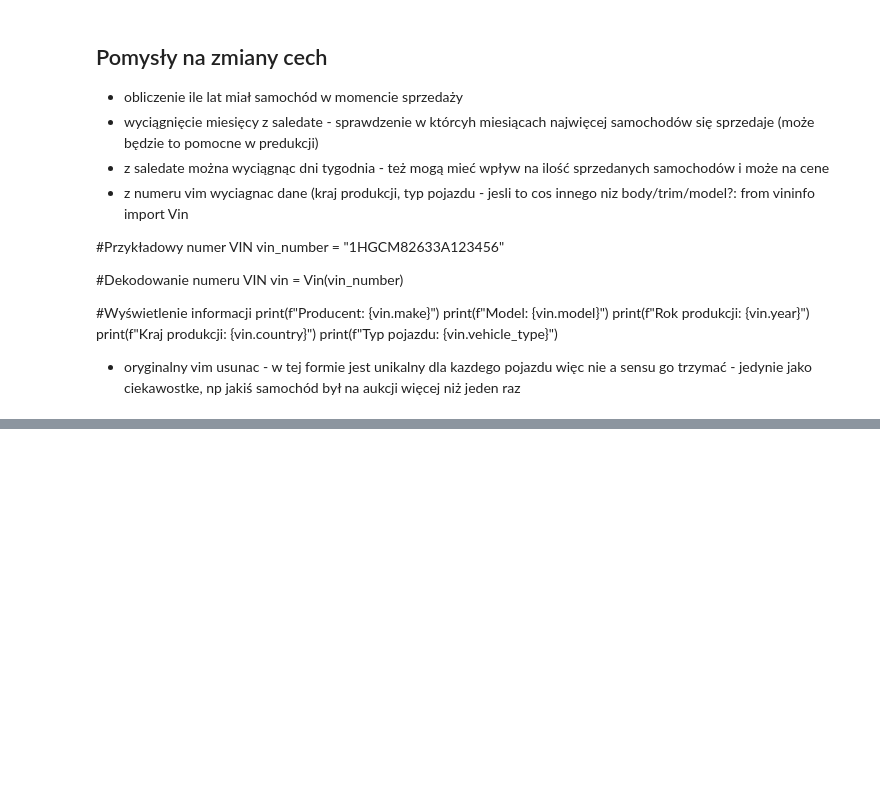
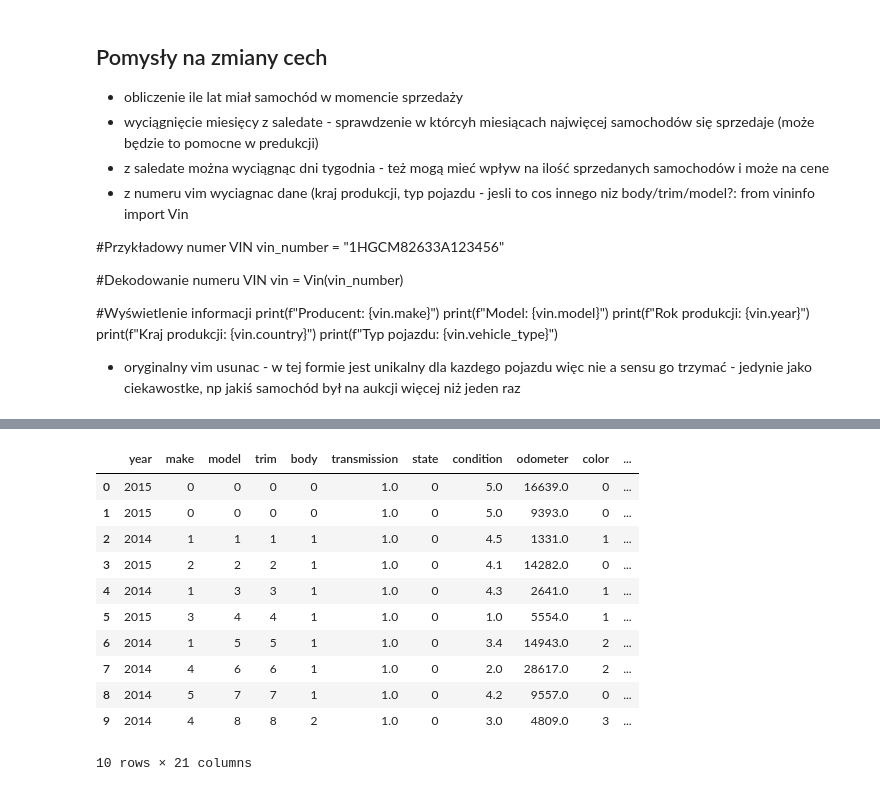
Before and after one commit to RafMat159/MOW_II_Projekt_I, a Jupyter notebook: Used _Car_Auction_Prices_1.ipynb, the cells around one changed output, grey strips where cells are left out. Saved outputs shown, nothing was run; the diff lists cells and outputs as text; code cells hidden in the pictures; blank space fills up the shorter version.

```diff
--- a/Used _Car_Auction_Prices_1.ipynb
+++ b/Used _Car_Auction_Prices_1.ipynb
@@ -520,0 +583,8 @@ print(f"Typ pojazdu: {vin.vehicle_type}")
+# %%
+vin_info = df['vin'].apply(extract_vin_info)
+
+df['vin_country'] = vin_info.apply(lambda x: x['vin_country'])
+# %%
+df.drop(columns=['vin'], inplace=True)
+# %%
+df.drop(columns=['saledate'], inplace=True)
@@ -520,0 +603,22 @@ print(f"Typ pojazdu: {vin.vehicle_type}")
+# %%
+make_mapping = {make: idx for idx, make in enumerate(df['make'].unique())}
+model_mapping = {model: idx for idx, model in enumerate(df['model'].unique())}
+trim_mapping = {trim: idx for idx, trim in enumerate(df['trim'].unique())}
+body_mapping = {body: idx for idx, body in enumerate(df['body'].unique())}
+transmission_mapping = {'automatic': 1}
+state_mapping = {state: idx for idx, state in enumerate(df['state'].unique())}
+color_mapping = {color: idx for idx, color in enumerate(df['color'].unique())}
+interior_mapping = {interior: idx for idx, interior in enumerate(df['interior'].unique())}
+seller_mapping = {seller: idx for idx, seller in enumerate(df['seller'].unique())}
+vin_country_mapping = {country: idx for idx, country in enumerate(df['vin_country'].unique())}
+
+df['make'] = df['make'].map(make_mapping)
+df['model'] = df['model'].map(model_mapping)
+df['trim'] = df['trim'].map(trim_mapping)
+df['body'] = df['body'].map(body_mapping)
+df['transmission'] = df['transmission'].map(transmission_mapping)
+df['state'] = df['state'].map(state_mapping)
+df['color'] = df['color'].map(color_mapping)
+df['interior'] = df['interior'].map(interior_mapping)
+df['seller'] = df['seller'].map(seller_mapping)
+df['vin_country'] = df['vin_country'].map(vin_country_mapping)
@@ -520,0 +647,15 @@ print(f"Typ pojazdu: {vin.vehicle_type}")
+# %%
+df.head(10)
+# %% [output]
+|  | year | make | model | trim | body | transmission | state | condition | odometer | color | ... |
+| 0 | 2015 | 0 | 0 | 0 | 0 | 1.0 | 0 | 5.0 | 16639.0 | 0 | ... |
+| 1 | 2015 | 0 | 0 | 0 | 0 | 1.0 | 0 | 5.0 | 9393.0 | 0 | ... |
+| 2 | 2014 | 1 | 1 | 1 | 1 | 1.0 | 0 | 4.5 | 1331.0 | 1 | ... |
+| 3 | 2015 | 2 | 2 | 2 | 1 | 1.0 | 0 | 4.1 | 14282.0 | 0 | ... |
+| 4 | 2014 | 1 | 3 | 3 | 1 | 1.0 | 0 | 4.3 | 2641.0 | 1 | ... |
+| 5 | 2015 | 3 | 4 | 4 | 1 | 1.0 | 0 | 1.0 | 5554.0 | 1 | ... |
+| 6 | 2014 | 1 | 5 | 5 | 1 | 1.0 | 0 | 3.4 | 14943.0 | 2 | ... |
+| 7 | 2014 | 4 | 6 | 6 | 1 | 1.0 | 0 | 2.0 | 28617.0 | 2 | ... |
+| 8 | 2014 | 5 | 7 | 7 | 1 | 1.0 | 0 | 4.2 | 9557.0 | 0 | ... |
+| 9 | 2014 | 4 | 8 | 8 | 2 | 1.0 | 0 | 3.0 | 4809.0 | 3 | ... |
+10 rows × 21 columns
```
Also changed, not shown: parts of 16 cells of this notebook.
